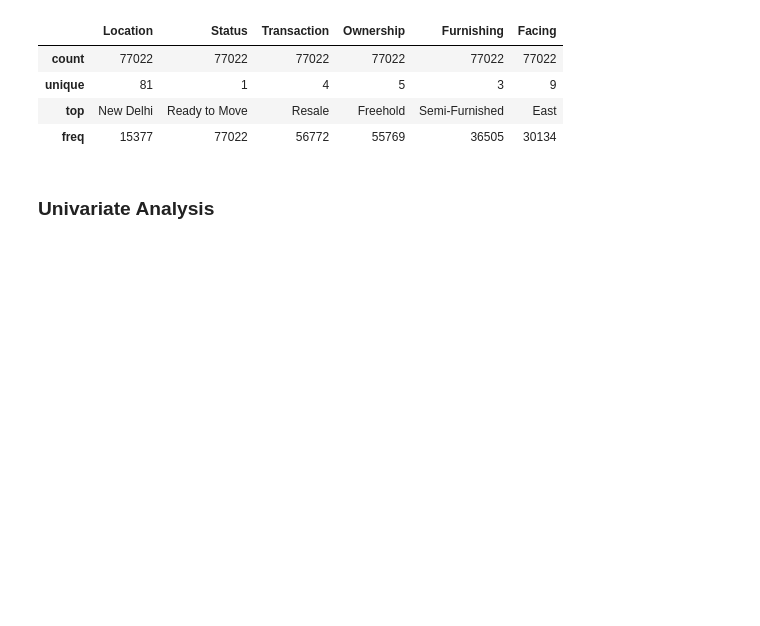
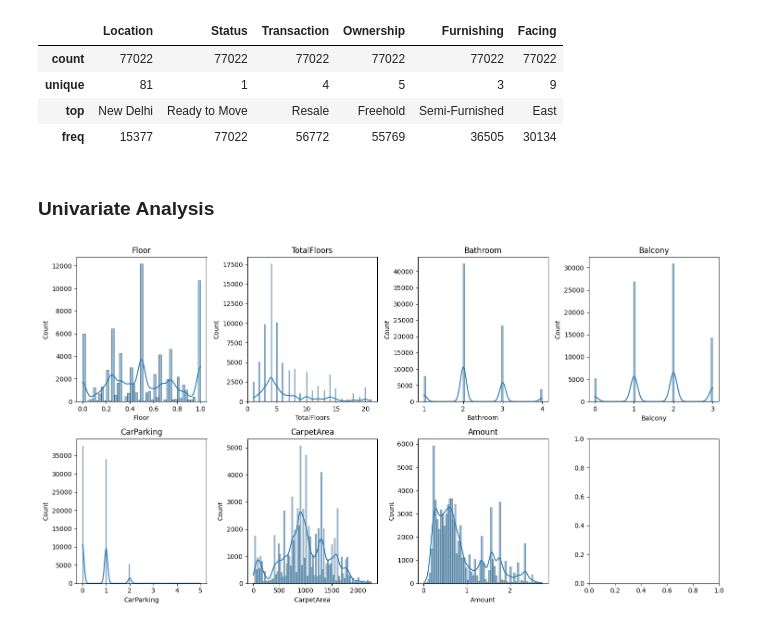
Before and after one commit to rishikeshpaulcode/House-Price-Prediction, a Jupyter notebook: house-price-prediction.ipynb, the cells around one changed output. Cells and saved outputs as stored; diff of their text form; code cells hidden in the pictures; blank space fills up the shorter version.

```diff
--- a/house-price-prediction.ipynb
+++ b/house-price-prediction.ipynb
@@ -379,9 +379,22 @@ df_cat.describe()
 | top | New Delhi | Ready to Move | Resale | Freehold | Semi-Furnished | East |
 | freq | 15377 | 77022 | 56772 | 55769 | 36505 | 30134 |
 # %%
-overlooking_cols = ['Overlooking_GardenPark', 'Overlooking_MainRoad', 'Overlooking_MainRoad', 'Overlooking_NotAvailable']
+overlooking_cols = ['Overlooking_GardenPark', 'Overlooking_MainRoad', 'Overlooking_Pool', 'Overlooking_NotAvailable']
 
 df_cat = pd.concat([df_cat, df_num[overlooking_cols]], axis=1)
 df_num.drop(overlooking_cols, axis=1, inplace=True)
 # %% [markdown]
 ### **Univariate Analysis**
+# %%
+# analyzing numerical features
+fig, ax = plt.subplots(2, 4, figsize=(15, 8))
+
+for i, col in enumerate(df_num.columns, start=1):
+    plt.subplot(2, 4, i)
+    sns.histplot(df[col], kde=True)
+    plt.title(col)
+
+plt.tight_layout()
+plt.show()
+# %% [output]
+[figure, added]
```
Also changed, not shown: parts of 1 cell of this notebook.
